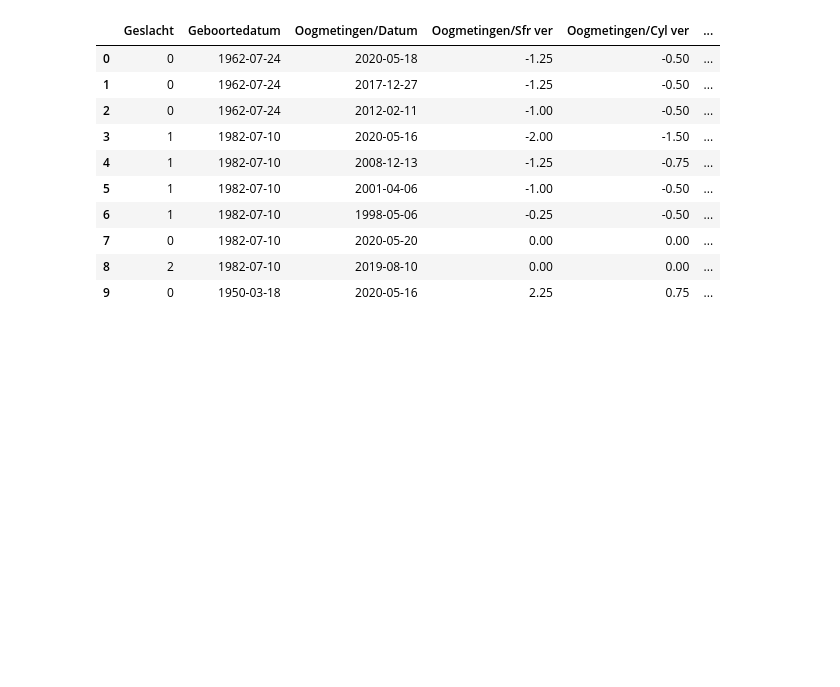
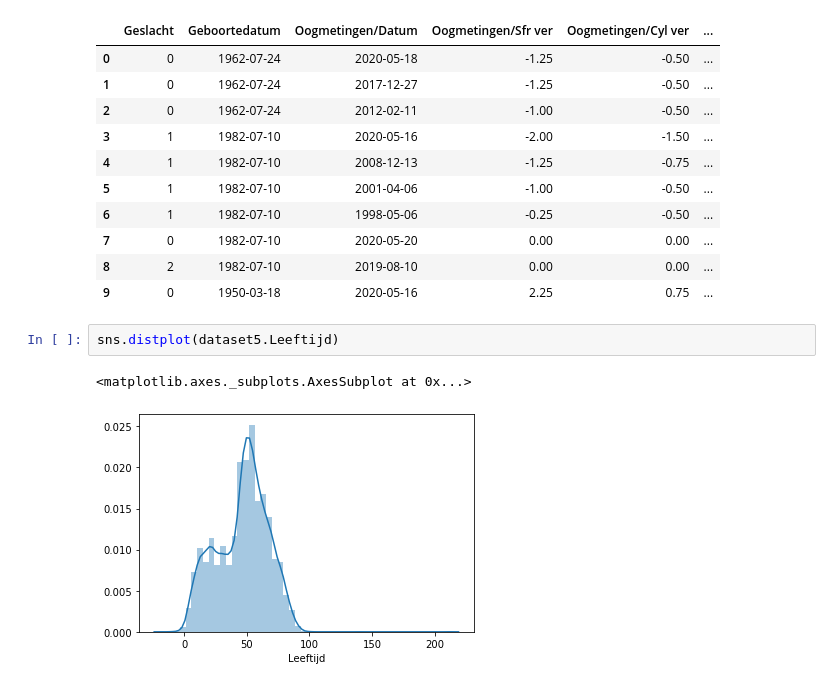
Before and after one commit to Arno989/Project-3, a Jupyter notebook: sandbox/Untitled.ipynb, the cells around one changed output. Cells and saved outputs as stored; diff of their text form; blank space fills up the shorter version.

```diff
--- a/sandbox/Untitled.ipynb
+++ b/sandbox/Untitled.ipynb
@@ -344,3 +356,8 @@ dataset5.head(10)
 | 7 | 0 | 1982-07-10 | 2020-05-20 | 0.00 | 0.00 | ... |
 | 8 | 2 | 1982-07-10 | 2019-08-10 | 0.00 | 0.00 | ... |
 | 9 | 0 | 1950-03-18 | 2020-05-16 | 2.25 | 0.75 | ... |
+# %%
+sns.distplot(dataset5.Leeftijd)
+# %% [output]
+<matplotlib.axes._subplots.AxesSubplot at 0x...>
+[figure, added]
```
Also changed, not shown: parts of 2 cells of this notebook, 5 other files.
